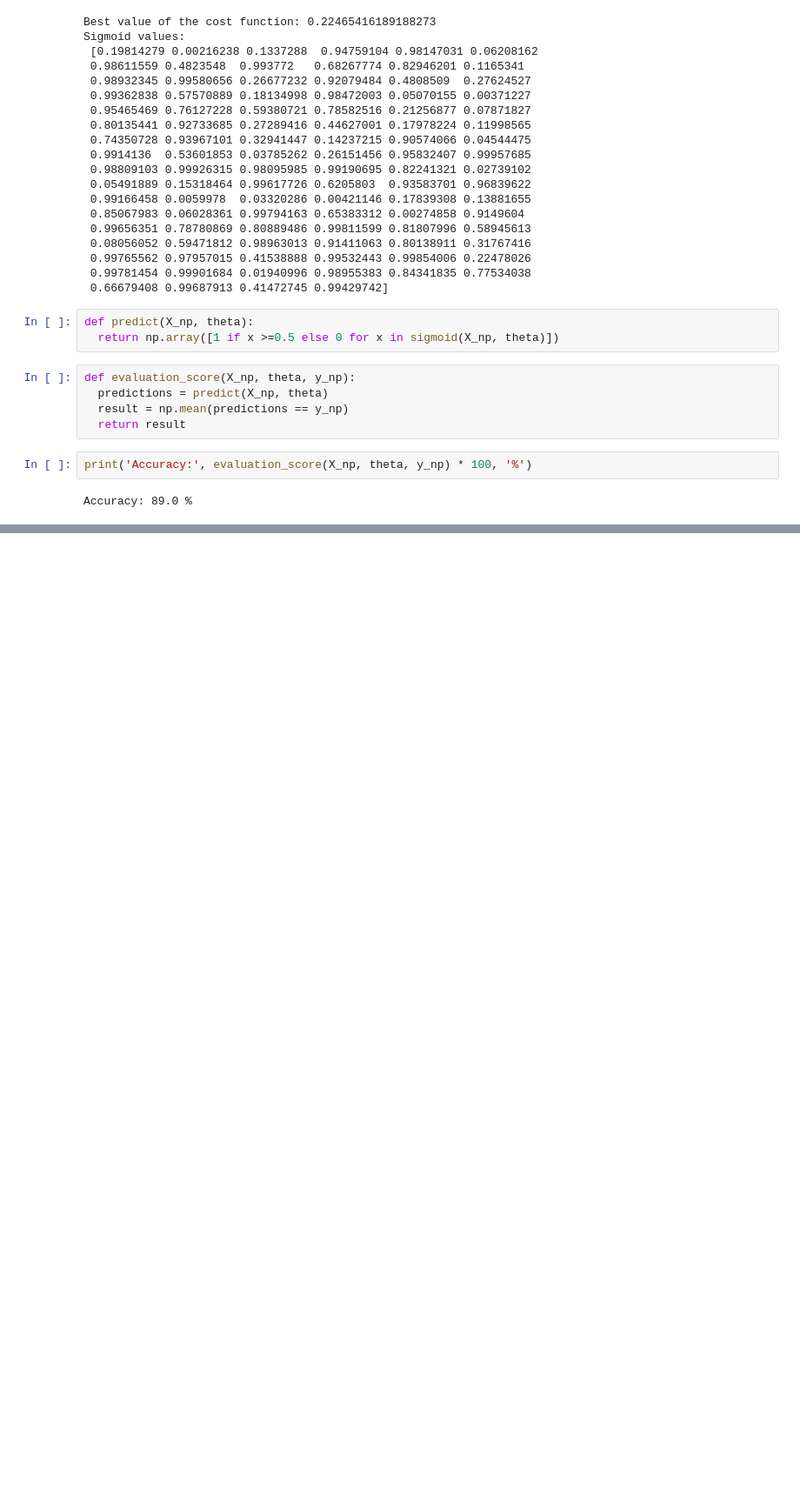
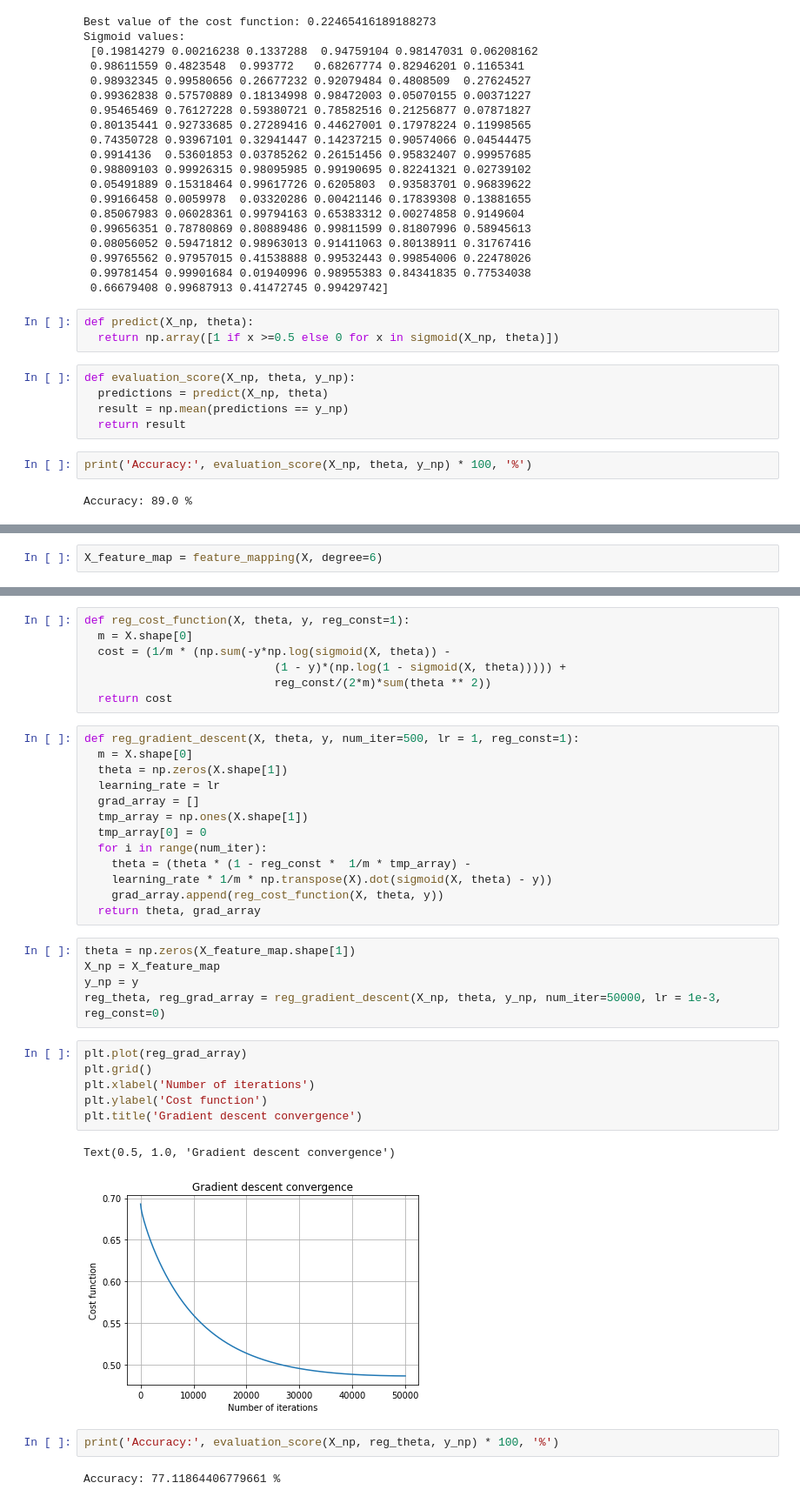
Before and after one commit to evylegzhanin/ML_DL_models_from_scratch, a Jupyter notebook: Logistic_Regression/Logistic_Regression.ipynb, the cells around one changed output, grey strips where cells are left out. Shown: that part at 87% size. Drawn from its saved outputs; the diff is of its cells as text; blank space fills up the shorter version.

```diff
--- a/Logistic_Regression/Logistic_Regression.ipynb
+++ b/Logistic_Regression/Logistic_Regression.ipynb
@@ -138,0 +199,2 @@ Accuracy: 89.0 %
+# %%
+X_feature_map = feature_mapping(X, degree=6)
@@ -138,0 +222,38 @@ Accuracy: 89.0 %
+# %%
+def reg_cost_function(X, theta, y, reg_const=1):
+  m = X.shape[0]
+  cost = (1/m * (np.sum(-y*np.log(sigmoid(X, theta)) -
+                            (1 - y)*(np.log(1 - sigmoid(X, theta))))) +
+                            reg_const/(2*m)*sum(theta ** 2))
+  return cost
+# %%
+def reg_gradient_descent(X, theta, y, num_iter=500, lr = 1, reg_const=1):
+  m = X.shape[0]
+  theta = np.zeros(X.shape[1])
+  learning_rate = lr
+  grad_array = []
+  tmp_array = np.ones(X.shape[1])
+  tmp_array[0] = 0
+  for i in range(num_iter):
+    theta = (theta * (1 - reg_const *  1/m * tmp_array) -
+    learning_rate * 1/m * np.transpose(X).dot(sigmoid(X, theta) - y))
+    grad_array.append(reg_cost_function(X, theta, y))
+  return theta, grad_array
+# %%
+theta = np.zeros(X_feature_map.shape[1])
+X_np = X_feature_map
+y_np = y
+reg_theta, reg_grad_array = reg_gradient_descent(X_np, theta, y_np, num_iter=50000, lr = 1e-3, reg_const=0)
+# %%
+plt.plot(reg_grad_array)
+plt.grid()
+plt.xlabel('Number of iterations')
+plt.ylabel('Cost function')
+plt.title('Gradient descent convergence')
+# %% [output]
+Text(0.5, 1.0, 'Gradient descent convergence')
+[figure, added]
+# %%
+print('Accuracy:', evaluation_score(X_np, reg_theta, y_np) * 100, '%')
+# %% [output]
+Accuracy: 77.11864406779661 %
```
Also changed, not shown: parts of 12 cells of this notebook.
